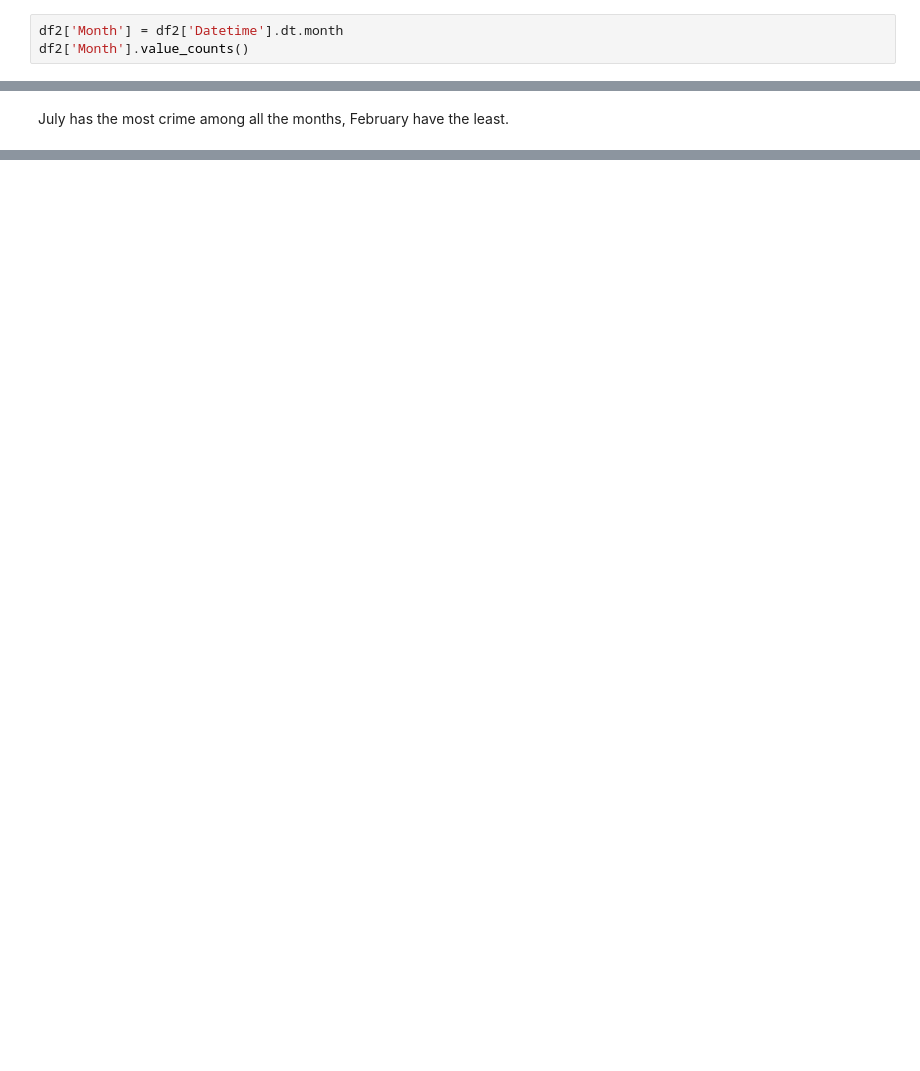
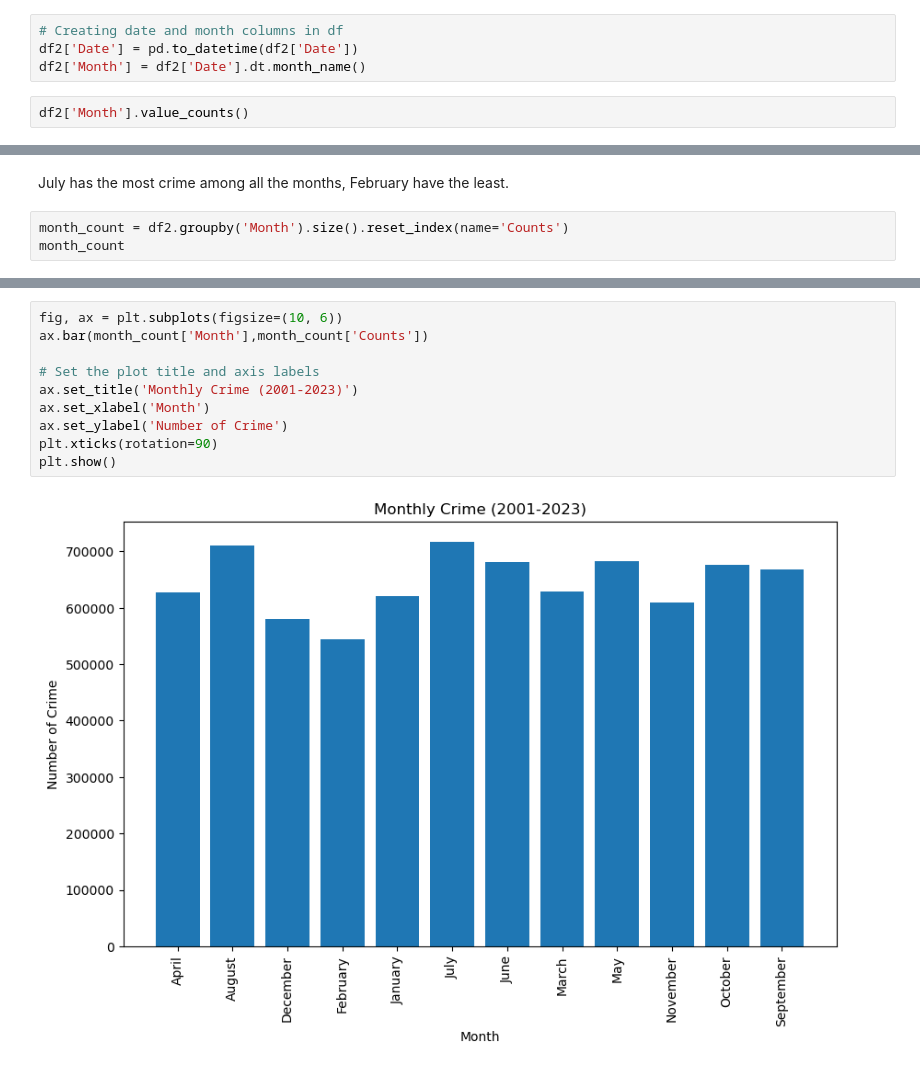
Before and after one commit to ivyyyyyliu/Chicago-Crime-Data-Project-4, a Jupyter notebook: Workflow - Prep Chicago Crime Data.ipynb, the cells around one changed output, grey strips where cells are left out. Saved outputs shown, nothing was run; the diff lists cells and outputs as text; blank space fills up the shorter version.

```diff
--- a/Workflow - Prep Chicago Crime Data.ipynb
+++ b/Workflow - Prep Chicago Crime Data.ipynb
@@ -484,7 +517,10 @@ Name: Primary Type, dtype: int64
 - 3. Comparing Months
     - What months have the most crime? What months have the least?
     - Are there any individual crimes that do not follow this pattern? If so, which crimes?
+# %%
+# Creating date and month columns in df
+df2['Date'] = pd.to_datetime(df2['Date'])
+df2['Month'] = df2['Date'].dt.month_name()
 # %%
-df2['Month'] = df2['Datetime'].dt.month
 df2['Month'].value_counts()
 # %% [output]
@@ -503,3 +539,6 @@ df2['Month'].value_counts()
 Name: Month, dtype: int64
 # %% [markdown]
 July has the most crime among all the months, February have the least.
+# %%
+month_count = df2.groupby('Month').size().reset_index(name='Counts')
+month_count
@@ -505,0 +559,12 @@ July has the most crime among all the months, February have the least.
+# %%
+fig, ax = plt.subplots(figsize=(10, 6))
+ax.bar(month_count['Month'],month_count['Counts'])
+
+# Set the plot title and axis labels
+ax.set_title('Monthly Crime (2001-2023)')
+ax.set_xlabel('Month')
+ax.set_ylabel('Number of Crime')
+plt.xticks(rotation=90)
+plt.show()
+# %% [output]
+[figure, added]
```
Also changed, not shown: parts of 4 cells of this notebook.
